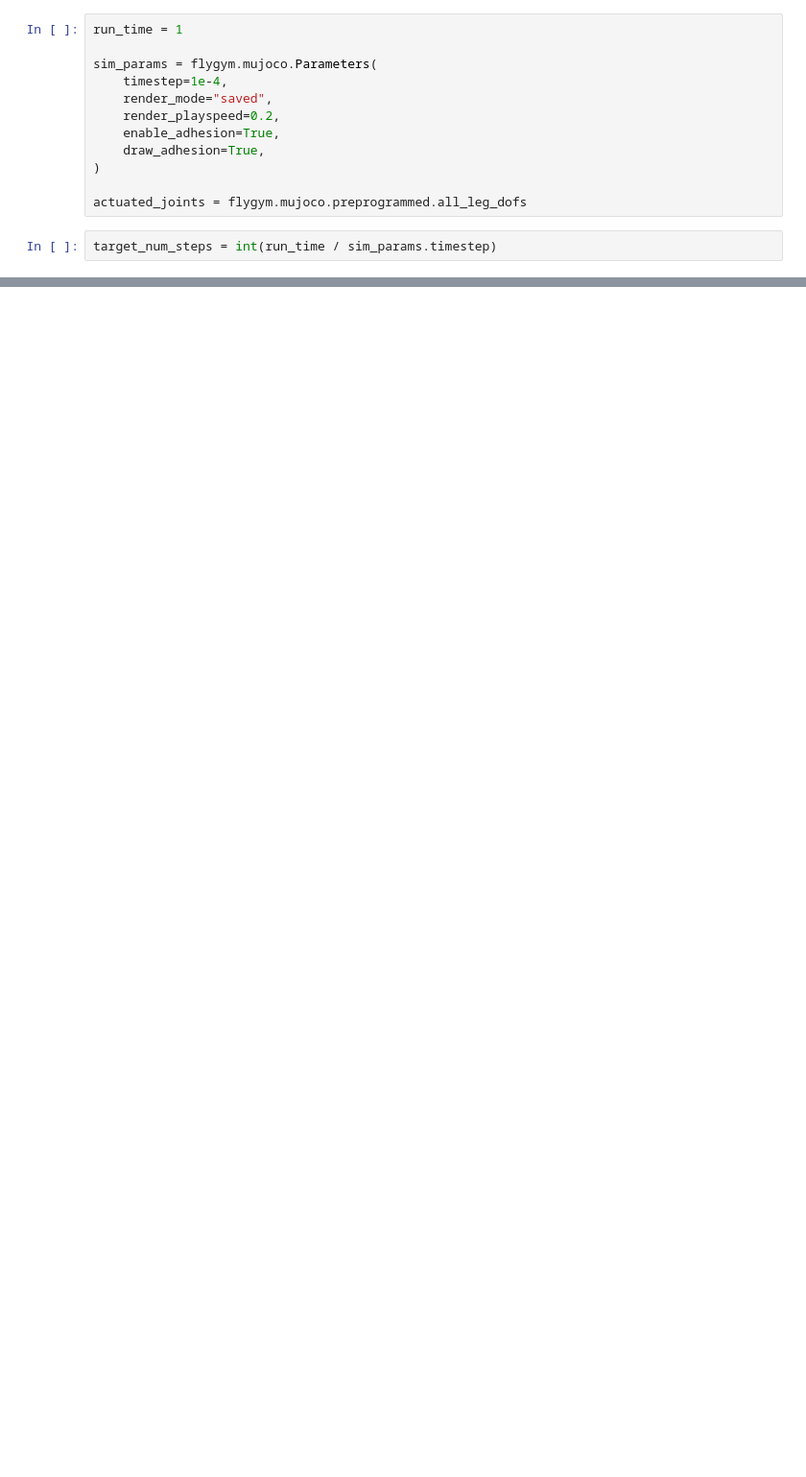
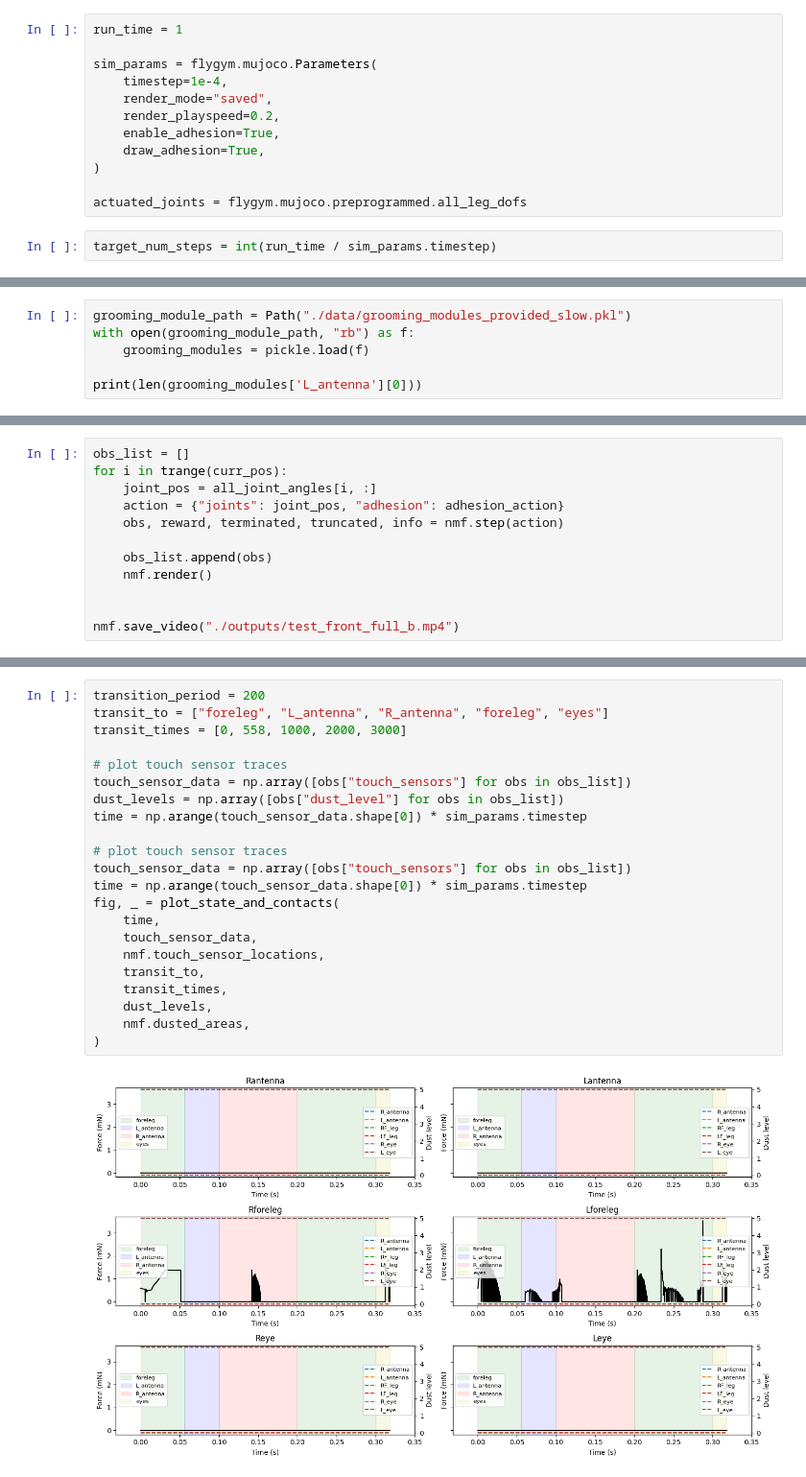
Before and after one commit to NathanMULLER/Project_Mouche, a Jupyter notebook: project/front.ipynb, the cells around one changed output, grey strips where cells are left out. Shown: that part at 96% size. Saved outputs shown, nothing was run; the diff lists cells and outputs as text; blank space fills up the shorter version.

Commit message:
added front stuff

```diff
--- a/project/front.ipynb
+++ b/project/front.ipynb
@@ -161,0 +753,6 @@ nmf.save_video("./outputs/b.mp4")
+# %%
+grooming_module_path = Path("./data/grooming_modules_provided_slow.pkl")
+with open(grooming_module_path, "rb") as f:
+    grooming_modules = pickle.load(f)
+
+print(len(grooming_modules['L_antenna'][0]))
@@ -162 +840,13 @@ nmf.save_video("./outputs/b.mp4")
+# %%
+obs_list = []
+for i in trange(curr_pos):
+    joint_pos = all_joint_angles[i, :]
+    action = {"joints": joint_pos, "adhesion": adhesion_action}
+    obs, reward, terminated, truncated, info = nmf.step(action)
+
+    obs_list.append(obs)
+    nmf.render()
+
+
+nmf.save_video("./outputs/test_front_full_b.mp4")
 # %%
@@ -163,0 +856,24 @@ Video("./outputs/b.mp4")
+# %%
+transition_period = 200
+transit_to = ["foreleg", "L_antenna", "R_antenna", "foreleg", "eyes"]
+transit_times = [0, 558, 1000, 2000, 3000]
+
+# plot touch sensor traces
+touch_sensor_data = np.array([obs["touch_sensors"] for obs in obs_list])
+dust_levels = np.array([obs["dust_level"] for obs in obs_list])
+time = np.arange(touch_sensor_data.shape[0]) * sim_params.timestep
+
+# plot touch sensor traces
+touch_sensor_data = np.array([obs["touch_sensors"] for obs in obs_list])
+time = np.arange(touch_sensor_data.shape[0]) * sim_params.timestep
+fig, _ = plot_state_and_contacts(
+    time,
+    touch_sensor_data,
+    nmf.touch_sensor_locations,
+    transit_to,
+    transit_times,
+    dust_levels,
+    nmf.dusted_areas,
+)
+# %% [output]
+[figure, added]
```
Also changed, not shown: parts of 9 cells of this notebook, 16 other files.
